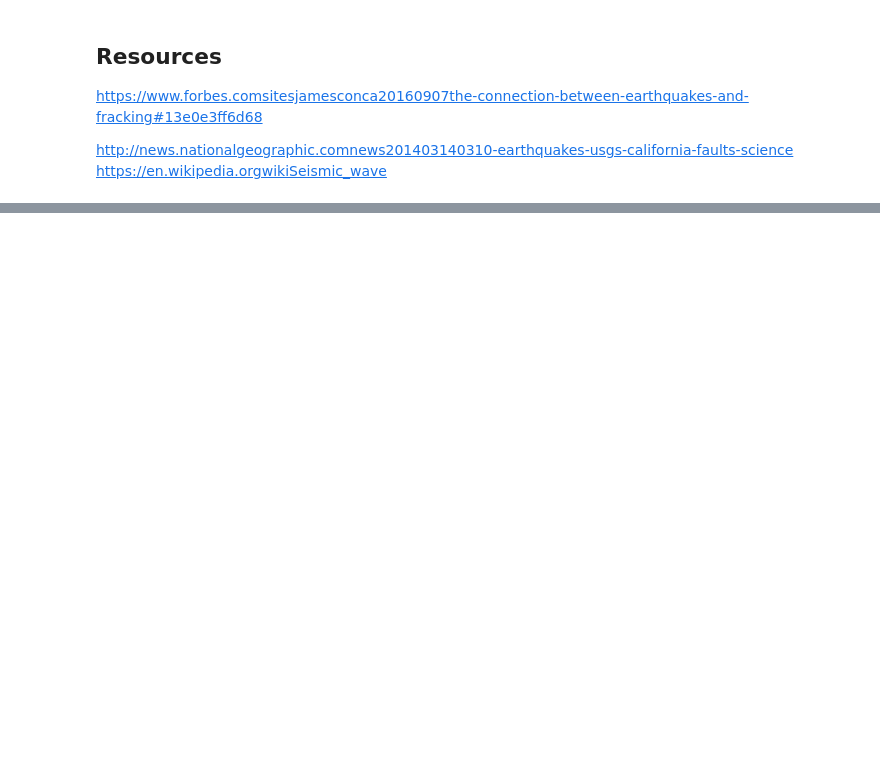
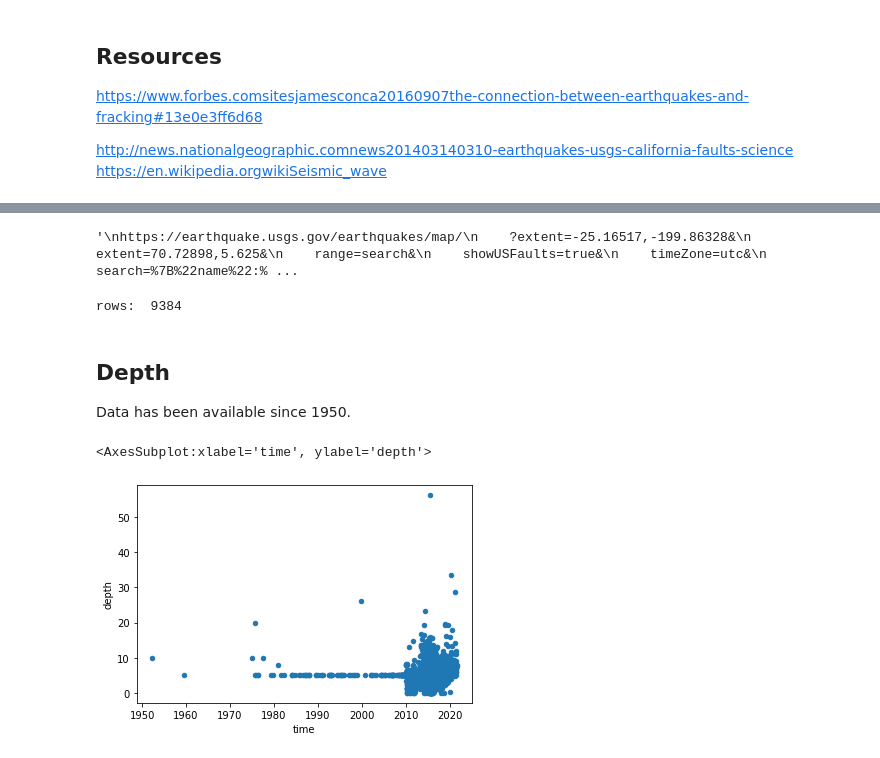
Before and after one commit to pbarton666/earthquakes, a Jupyter notebook: earthquakes.ipynb, the cells around one changed output, grey strips where cells are left out. Drawn from its saved outputs; the diff is of its cells as text; code cells hidden in the pictures; blank space fills up the shorter version.

```diff
--- a/earthquakes.ipynb
+++ b/earthquakes.ipynb
@@ -190,6 +8,0 @@ auto_cats.describe()
-# %%
-# have a look
-sns.set()
-sns.pairplot(quakes[['depth', 'mag', 'place']],
-             hue="place",
-             diag_kind="kde")
@@ -270,0 +35,65 @@ print("Test success rate ('naive' data):", round(test_success_rate, 2))
+# %%
+# Data can be obtained via the GUI at:
+#https://earthquake.usgs.gov/earthquakes/search/
+
+#... or with the REST API with a command like:
+'''
+https://earthquake.usgs.gov/earthquakes/map/
+    ?extent=-25.16517,-199.86328&
+    extent=70.72898,5.625&
+    range=search&
+    showUSFaults=true&
+    timeZone=utc&
+    search=%7B%22name%22:%22Search%20Results%22,
+        %22params%22:%7B
+        %22starttime%22:%221900-01-01%2000:00:00%22,
+        %22endtime%22:%222021-07-31%2023:59:59%22,
+        %22maxlatitude%22:37.02,
+        %22minlatitude%22:33.615,
+        %22maxlongitude%22:-94.131,
+        %22minlongitude%22:-100.107,
+        %22minmagnitude%22:2.5,
+        %22eventtype%22:%22earthquake%22,
+        %22orderby%22:
+'''
+# %% [output]
+'\nhttps://earthquake.usgs.gov/earthquakes/map/\n    ?extent=-25.16517,-199.86328&\n    extent=70.72898,5.625&\n    range=search&\n    showUSFaults=true&\n    timeZone=utc&\n    search=%7B%22name%22:% ...
+# %%
+# This data was downloaded via the GUI
+
+datafile = 'usgs.oklahoma.1900.2021.query.csv'
+path = 'data'
+filename = os.path.join('.', path, datafile)
+
+# Read it in
+usecols = ['time', 'latitude', 'longitude', 'depth', 'mag', 'place' ]
+df = pd.read_csv(filename, usecols=usecols, parse_dates=True)
+
+# Clean it up
+df.rename({'longitude': 'long', 'latitude': 'lat'}, axis=1, inplace=True)
+
+df.index = pd.to_datetime(df["time"])
+
+df['day'] = df.index.day
+df['month'] = df.index.month
+df['year'] = df.index.year
+
+df.drop('time', axis=1, inplace=True)
+print(f"rows:  {len(df)}")
+df.head(3)
+
+df['type']='quake'
+# %% [output]
+rows:  9384
+# %%
+df.reset_index(inplace=True)
+# %% [markdown]
+## Depth
+
+Data has been available since 1950.
+# %%
+minyr = 1900
+df[df['year']>=minyr].plot.scatter(x='time', y='depth')
+# %% [output]
+<AxesSubplot:xlabel='time', ylabel='depth'>
+[figure, added]
```
Also changed, not shown: parts of 52 cells of this notebook, 21 other files.
